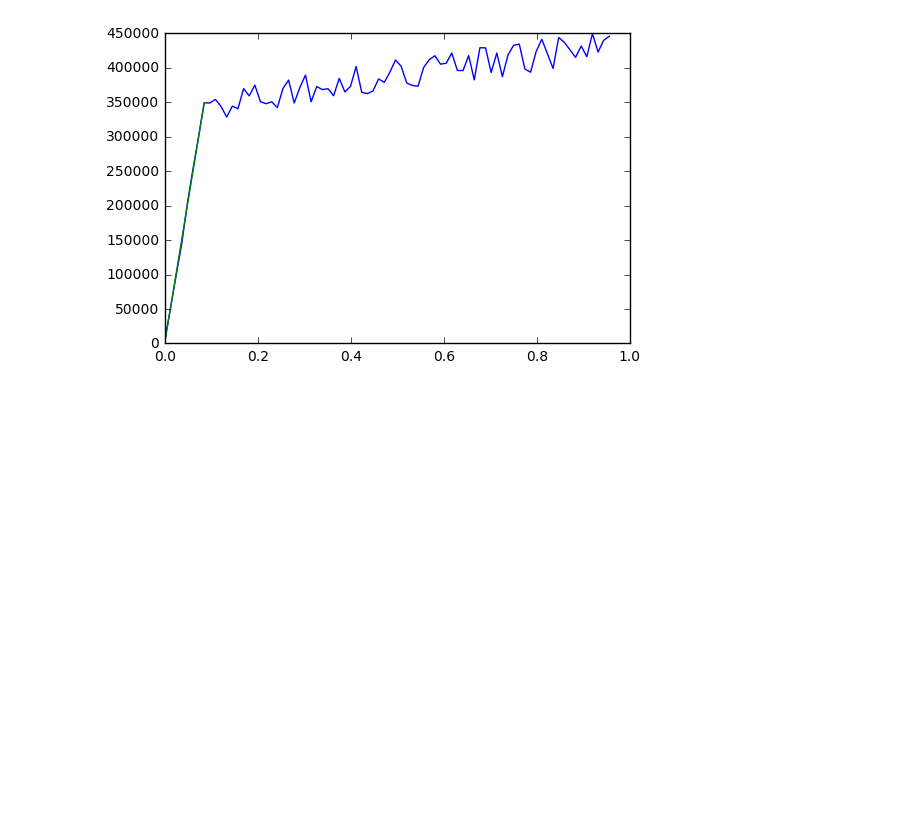
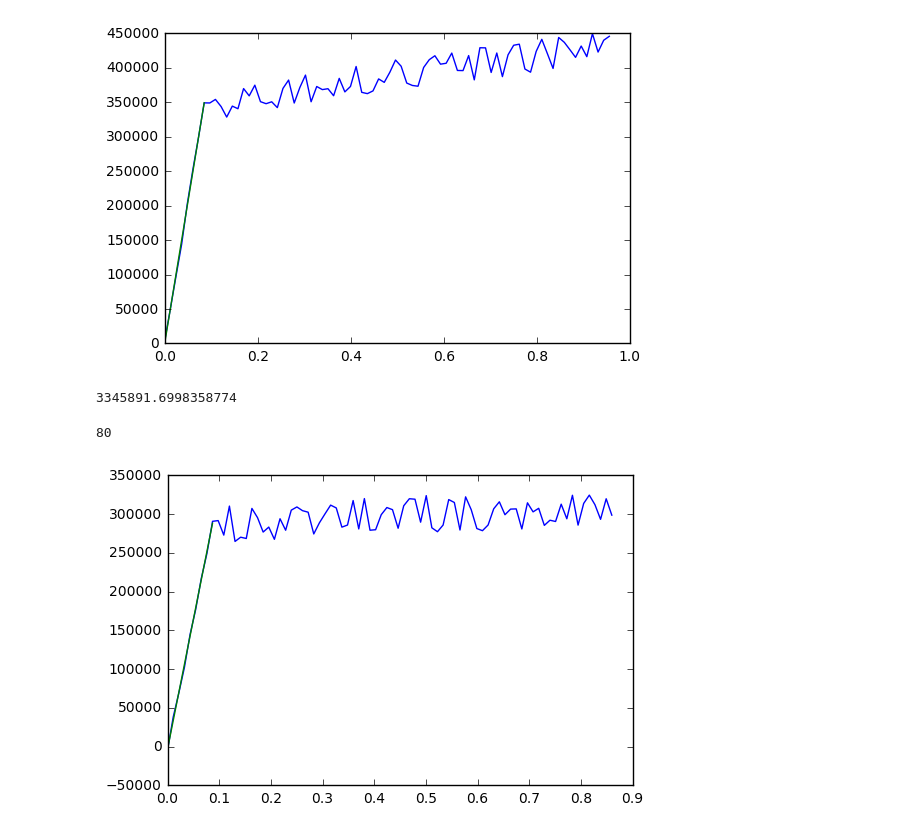
Before and after one commit to KatelynBoettcher/project1, a Jupyter notebook: KRB-Scratch.ipynb, the cells around one changed output. Saved outputs shown, nothing was run; the diff lists cells and outputs as text; code cells hidden in the pictures; blank space fills up the shorter version.

Commit message:
(10, 80, stop=9) linear regression was plotted in jupyter notebook

```diff
--- a/KRB-Scratch.ipynb
+++ b/KRB-Scratch.ipynb
@@ -274,3 +274,18 @@ len(a)
 4110805.095454434
 80
 [figure]
+# %%
+a = numpy.loadtxt('samples/10.raw', skiprows=1, delimiter=',')
+stop = 9
+x = a[:stop, 0]
+y = a[:stop, 1]
+a_1, a_0 = numpy.polyfit(x,y,1)
+print(a_1)
+fit = numpy.poly1d((a_1, a_0))
+plt.plot(a[:,0], a[:,1])
+plt.plot(a[:stop,0], fit(a[:stop,0]));
+len(a)
+# %% [output]
+3345891.6998358774
+80
+[figure, added]
```
